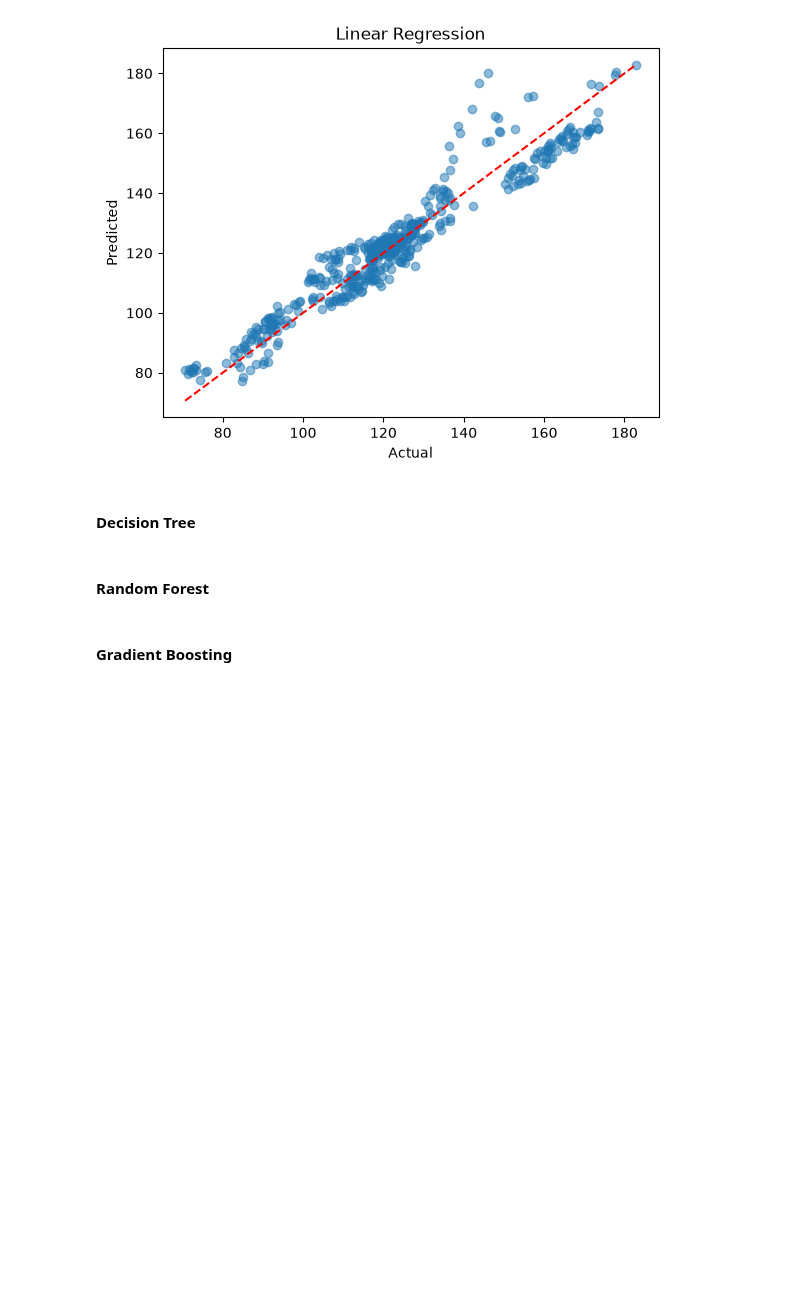
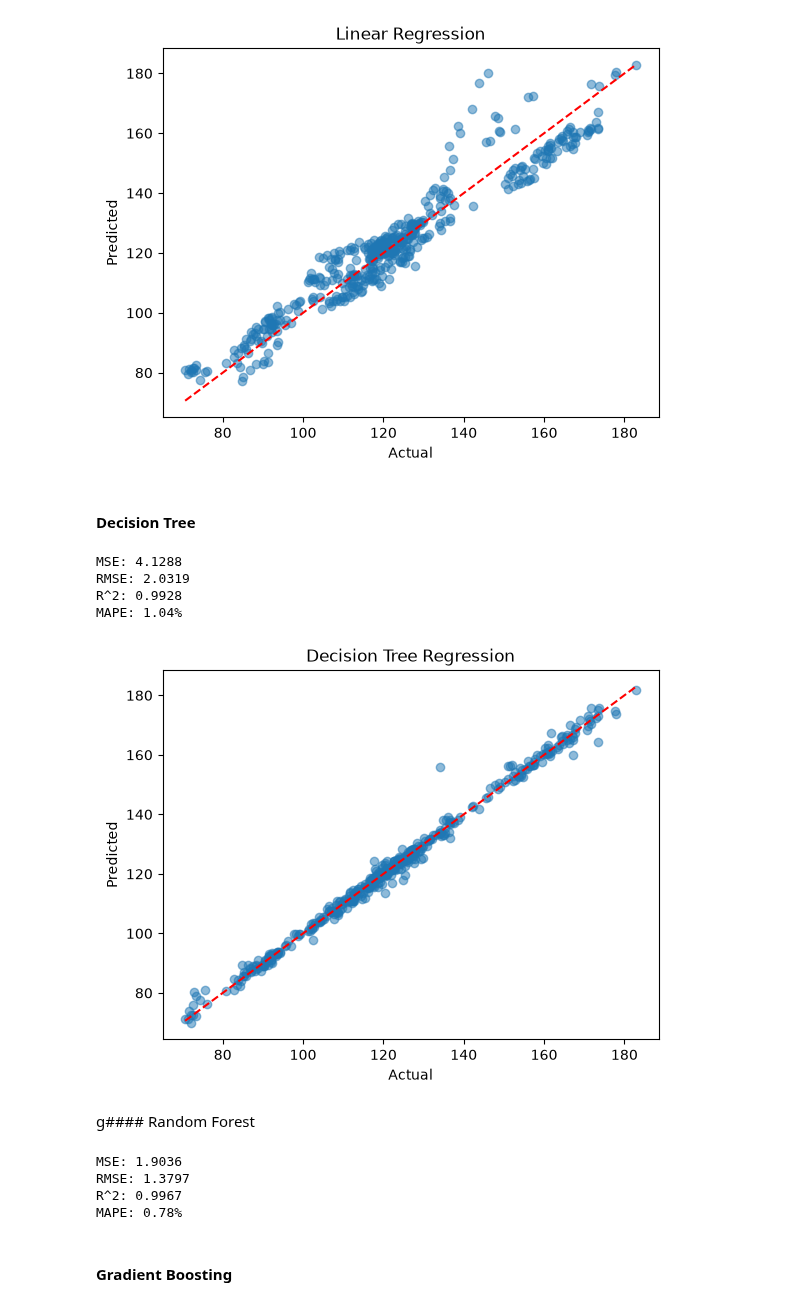
Before and after one commit to imgabrielas/Not-So-Small-ML, a Jupyter notebook: gold-price-prediction/notebook.ipynb, the cells around one changed output. Saved outputs shown, nothing was run; the diff lists cells and outputs as text; code cells hidden in the pictures; blank space fills up the shorter version.

```diff
--- a/gold-price-prediction/notebook.ipynb
+++ b/gold-price-prediction/notebook.ipynb
@@ -195,6 +195,34 @@ plt.show()
 # %%
 dt = DecisionTreeRegressor()
 dt.fit(X_train_scaled, y_train)
-y_pred = dt.predict(X_test_scaled)
+dt_y_pred = dt.predict(X_test_scaled)
+# %%
+mse = mean_squared_error(y_test, dt_y_pred)
+rmse = np.sqrt(mse)
+r2 = r2_score(y_test, dt_y_pred)
+mape = mean_absolute_percentage_error(y_test, dt_y_pred) * 100
+
+results.append({'Model': 'Linear Regression', 'MSE': mse, 'RMSE': rmse, 'R2': r2, 'MAPE (%)': mape})
+models['Linear Regression'] = ('scaled', lr)
+
+print(f'MSE: {mse:.4f}')
+print(f'RMSE: {rmse:.4f}')
+print(f'R^2: {r2:.4f}')
+print(f'MAPE: {mape:.2f}%')
+# %% [output]
+MSE: 4.1288
+RMSE: 2.0319
+R^2: 0.9928
+MAPE: 1.04%
+# %%
+plt.scatter(y_test, dt_y_pred, alpha=0.5)
+plt.plot([y_test.min(), y_test.max()], [y_test.min(), y_test.max()], color='red', linestyle='--')
+plt.xlabel('Actual')
+plt.ylabel('Predicted')
+plt.title('Decision Tree Regression')
+plt.show()
+plt.show()
+# %% [output]
+[figure, added]
 # %% [markdown]
-#### Random Forest
+g#### Random Forest
@@ -200,0 +233,18 @@ y_pred = dt.predict(X_test_scaled)
+# %%
+mse = mean_squared_error(y_test, rf_y_pred)
+rmse = np.sqrt(mse)
+r2 = r2_score(y_test, rf_y_pred)
+mape = mean_absolute_percentage_error(y_test, rf_y_pred) * 100
+
+results.append({'Model': 'Linear Regression', 'MSE': mse, 'RMSE': rmse, 'R2': r2, 'MAPE (%)': mape})
+models['Linear Regression'] = ('scaled', lr)
+
+print(f'MSE: {mse:.4f}')
+print(f'RMSE: {rmse:.4f}')
+print(f'R^2: {r2:.4f}')
+print(f'MAPE: {mape:.2f}%')
+# %% [output]
+MSE: 1.9036
+RMSE: 1.3797
+R^2: 0.9967
+MAPE: 0.78%
```
Also changed, not shown: parts of 2 cells of this notebook.
